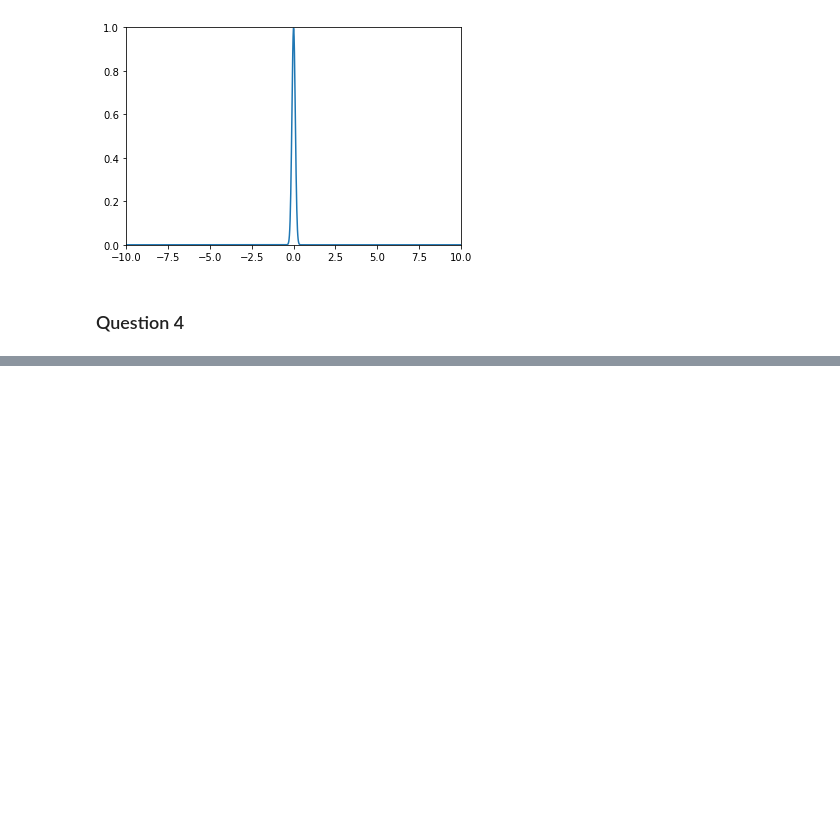
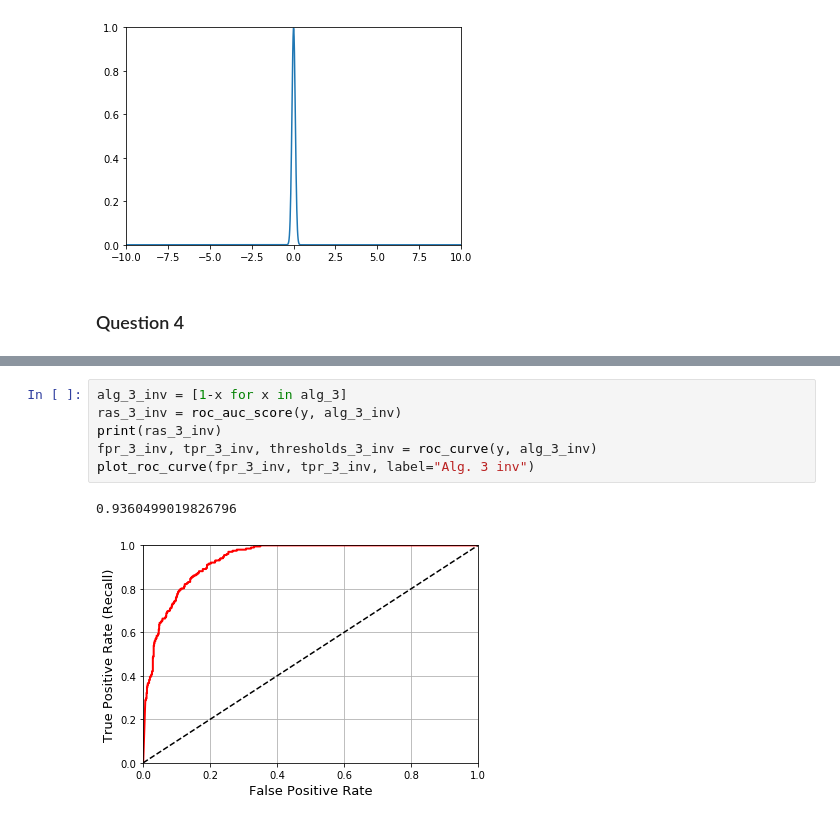
Before and after one commit to larswe/introductory-applied-machine-learning, a Jupyter notebook: Coursework 1/Untitled.ipynb, the cells around one changed output, grey strips where cells are left out. Saved outputs shown, nothing was run; the diff lists cells and outputs as text; blank space fills up the shorter version.

```diff
--- a/Coursework 1/Untitled.ipynb
+++ b/Coursework 1/Untitled.ipynb
@@ -268,0 +382,9 @@ plt.plot(xs, ys)
+# %%
+alg_3_inv = [1-x for x in alg_3]
+ras_3_inv = roc_auc_score(y, alg_3_inv)
+print(ras_3_inv)
+fpr_3_inv, tpr_3_inv, thresholds_3_inv = roc_curve(y, alg_3_inv)
+plot_roc_curve(fpr_3_inv, tpr_3_inv, label="Alg. 3 inv")
+# %% [output]
+0.9360499019826796
+[figure, added]
```
Also changed, not shown: parts of 13 cells of this notebook, 1 other file.
